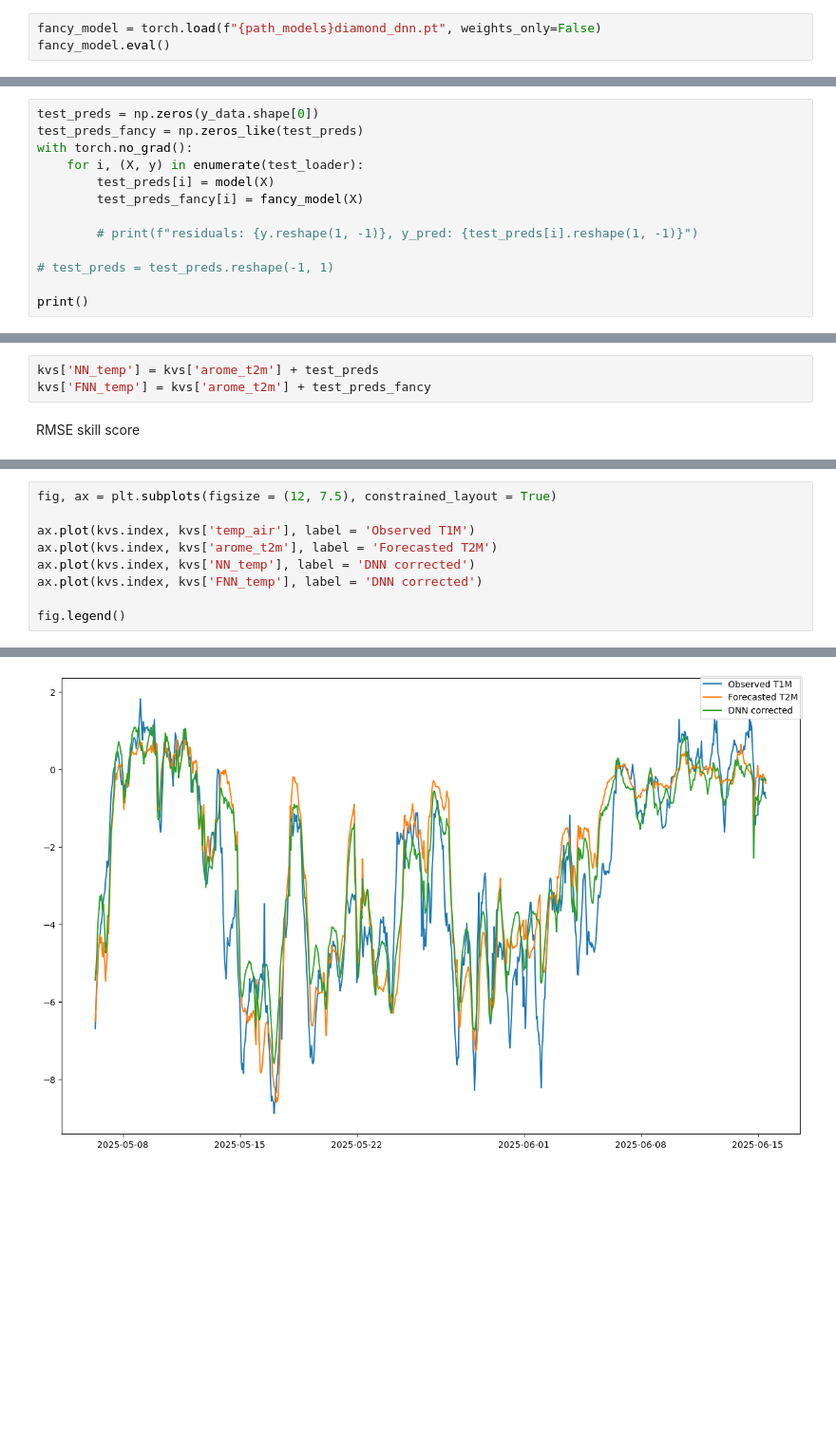
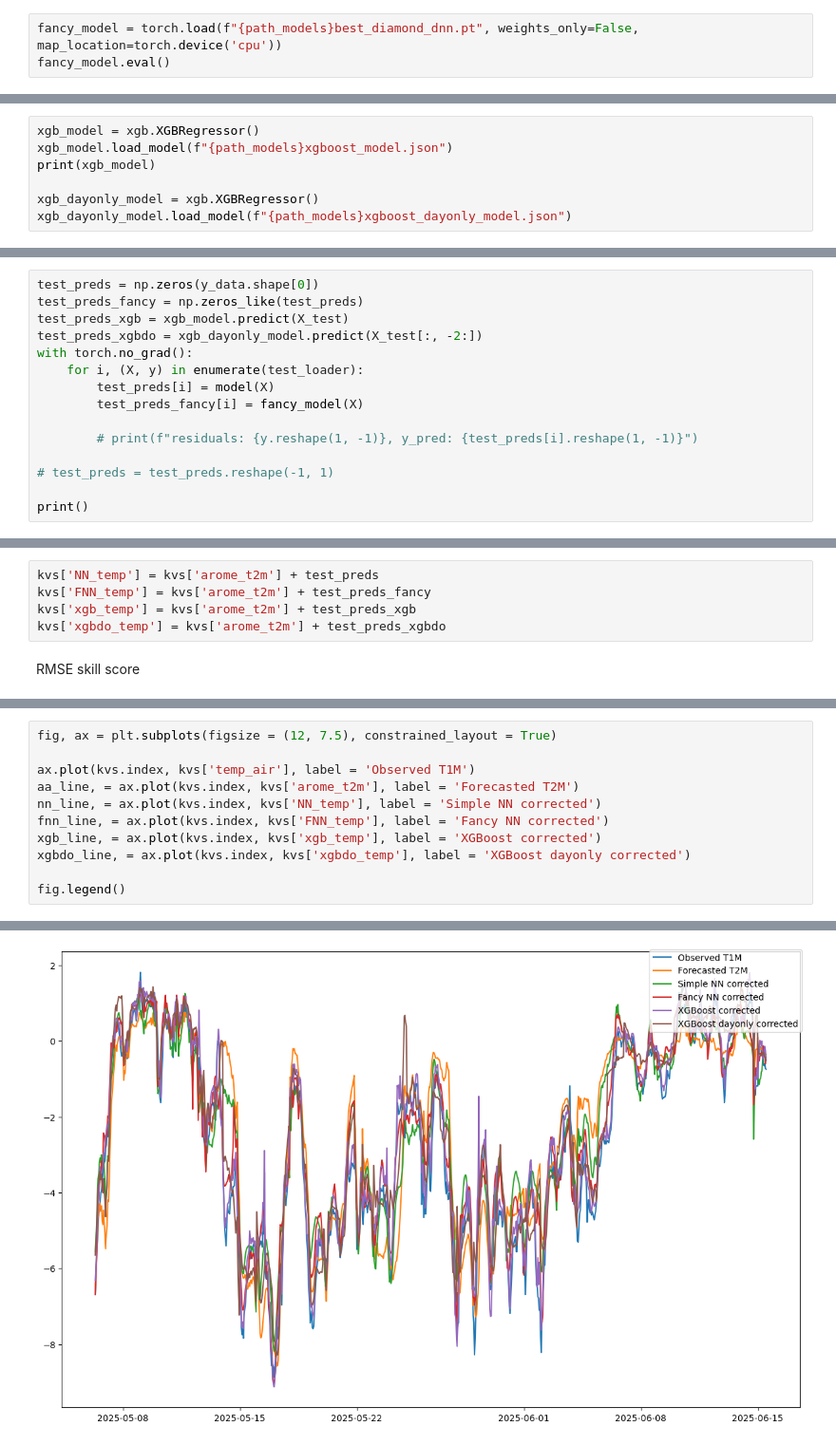
Before and after one commit to AreFrode/GEO9300_project, a Jupyter notebook: src/ML_correction.ipynb, the cells around one changed output, grey strips where cells are left out. Shown: that part at 95% size. Drawn from its saved outputs; the diff is of its cells as text; blank space fills up the shorter version.

```diff
--- a/src/ML_correction.ipynb
+++ b/src/ML_correction.ipynb
@@ -60,5 +62,5 @@ SimpleMLP(
   )
 )
 # %%
-fancy_model = torch.load(f"{path_models}diamond_dnn.pt", weights_only=False)
+fancy_model = torch.load(f"{path_models}best_diamond_dnn.pt", weights_only=False, map_location=torch.device('cpu'))
 fancy_model.eval()
@@ -64,0 +85,7 @@ fancy_model.eval()
+# %%
+xgb_model = xgb.XGBRegressor()
+xgb_model.load_model(f"{path_models}xgboost_model.json")
+print(xgb_model)
+
+xgb_dayonly_model = xgb.XGBRegressor()
+xgb_dayonly_model.load_model(f"{path_models}xgboost_dayonly_model.json")
@@ -67,6 +106,8 @@ fancy_model.eval()
 # %%
 test_preds = np.zeros(y_data.shape[0])
 test_preds_fancy = np.zeros_like(test_preds)
+test_preds_xgb = xgb_model.predict(X_test)
+test_preds_xgbdo = xgb_dayonly_model.predict(X_test[:, -2:])
 with torch.no_grad():
     for i, (X, y) in enumerate(test_loader):
         test_preds[i] = model(X)
@@ -82,6 +121,8 @@ NameError: name 'np' is not defined
 # %%
 kvs['NN_temp'] = kvs['arome_t2m'] + test_preds
 kvs['FNN_temp'] = kvs['arome_t2m'] + test_preds_fancy
+kvs['xgb_temp'] = kvs['arome_t2m'] + test_preds_xgb
+kvs['xgbdo_temp'] = kvs['arome_t2m'] + test_preds_xgbdo
 # %% [markdown]
 RMSE skill score
 # %%
@@ -94,12 +140,14 @@ print(rmse(kvs['FNN_temp'], kvs['temp_air']))
 # %%
 fig, ax = plt.subplots(figsize = (12, 7.5), constrained_layout = True)
 
 ax.plot(kvs.index, kvs['temp_air'], label = 'Observed T1M')
-ax.plot(kvs.index, kvs['arome_t2m'], label = 'Forecasted T2M')
-ax.plot(kvs.index, kvs['NN_temp'], label = 'DNN corrected')
-ax.plot(kvs.index, kvs['FNN_temp'], label = 'DNN corrected')
+aa_line, = ax.plot(kvs.index, kvs['arome_t2m'], label = 'Forecasted T2M')
+nn_line, = ax.plot(kvs.index, kvs['NN_temp'], label = 'Simple NN corrected')
+fnn_line, = ax.plot(kvs.index, kvs['FNN_temp'], label = 'Fancy NN corrected')
+xgb_line, = ax.plot(kvs.index, kvs['xgb_temp'], label = 'XGBoost corrected')
+xgbdo_line, = ax.plot(kvs.index, kvs['xgbdo_temp'], label = 'XGBoost dayonly corrected')
 
 fig.legend()
 # %% [output]
 <matplotlib.legend.Legend at 0x...>
-[figure, old version]
+[figure, new version]
```
Also changed, not shown: parts of 12 cells of this notebook, 10 other files.
